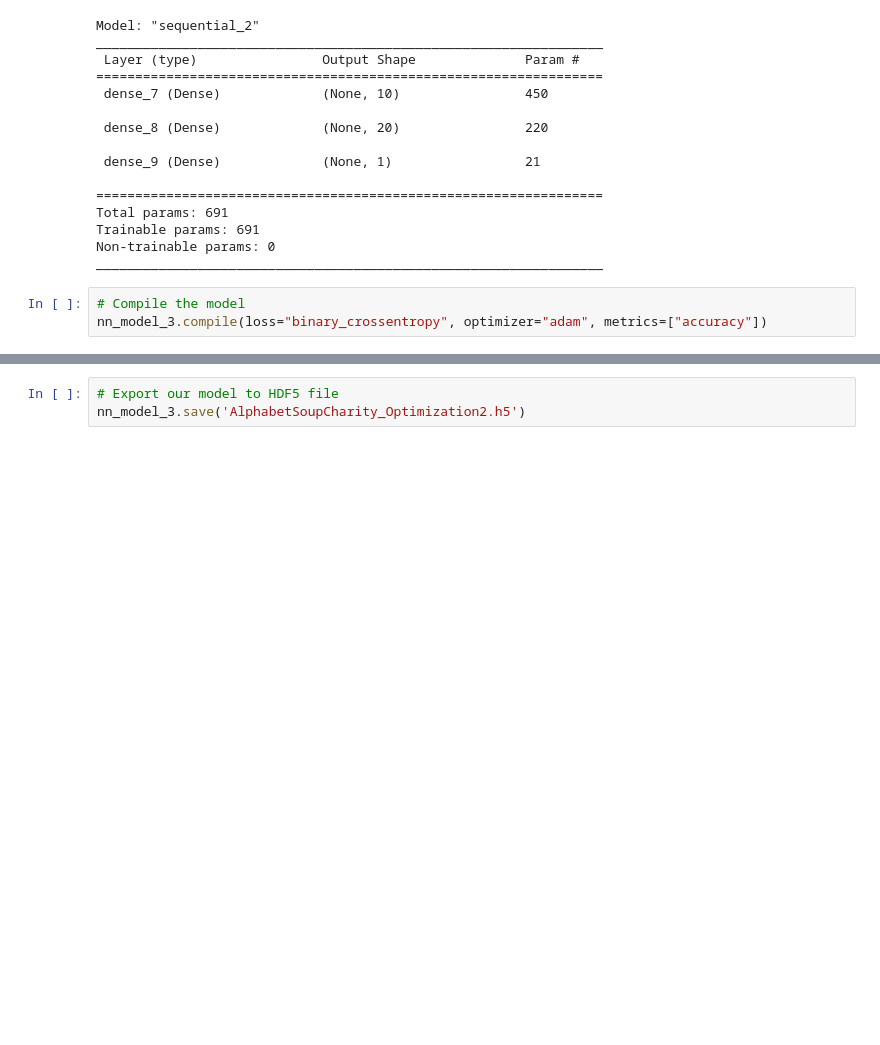
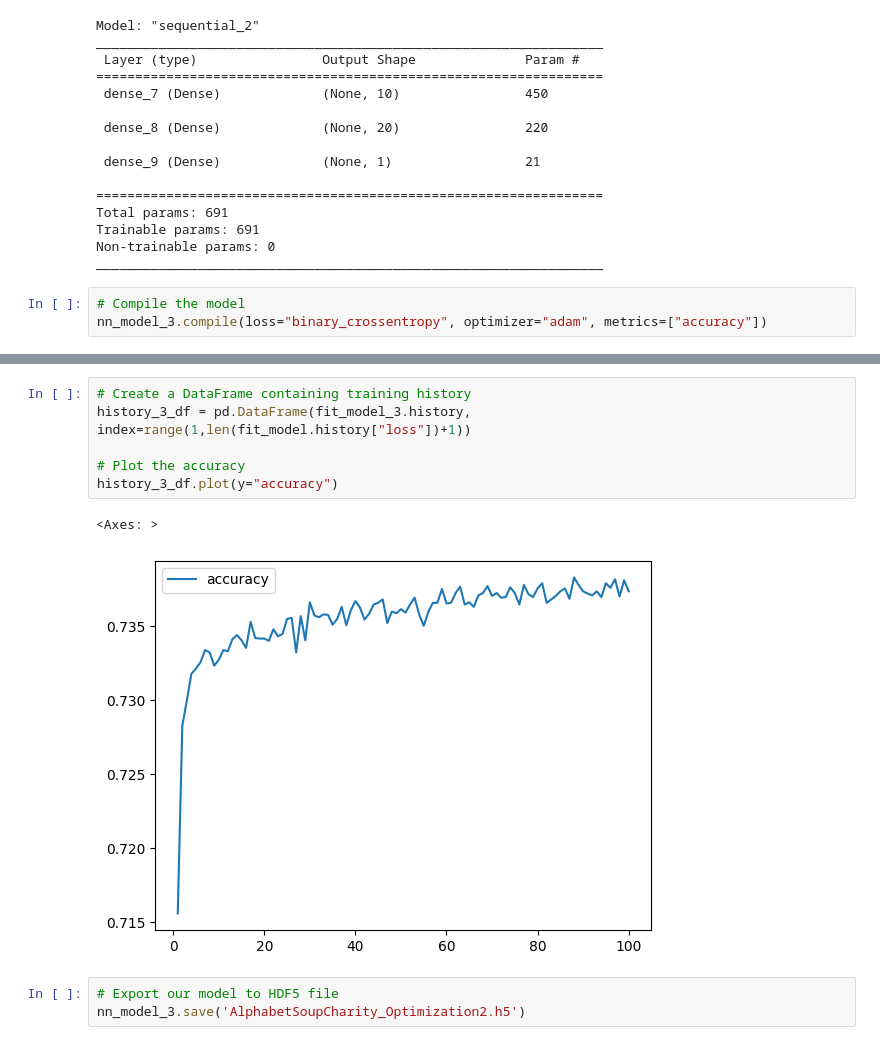
Before and after one commit to rbitas/deep-learning-challenge, a Jupyter notebook: AlphabetSoup.ipynb, the cells around one changed output, grey strips where cells are left out. Drawn from its saved outputs; the diff is of its cells as text; blank space fills up the shorter version.

```diff
--- a/AlphabetSoup.ipynb
+++ b/AlphabetSoup.ipynb
@@ -407,3 +424,12 @@ Loss: 0.5522382259368896, Accuracy: 0.7254810333251953
+# %%
+# Create a DataFrame containing training history
+history_3_df = pd.DataFrame(fit_model_3.history, index=range(1,len(fit_model.history["loss"])+1))
+
+# Plot the accuracy
+history_3_df.plot(y="accuracy")
+# %% [output]
+<Axes: >
+[figure, added]
 # %%
 # Export our model to HDF5 file
 nn_model_3.save('AlphabetSoupCharity_Optimization2.h5')
```
Also changed, not shown: parts of 8 cells of this notebook, 3 other files.
